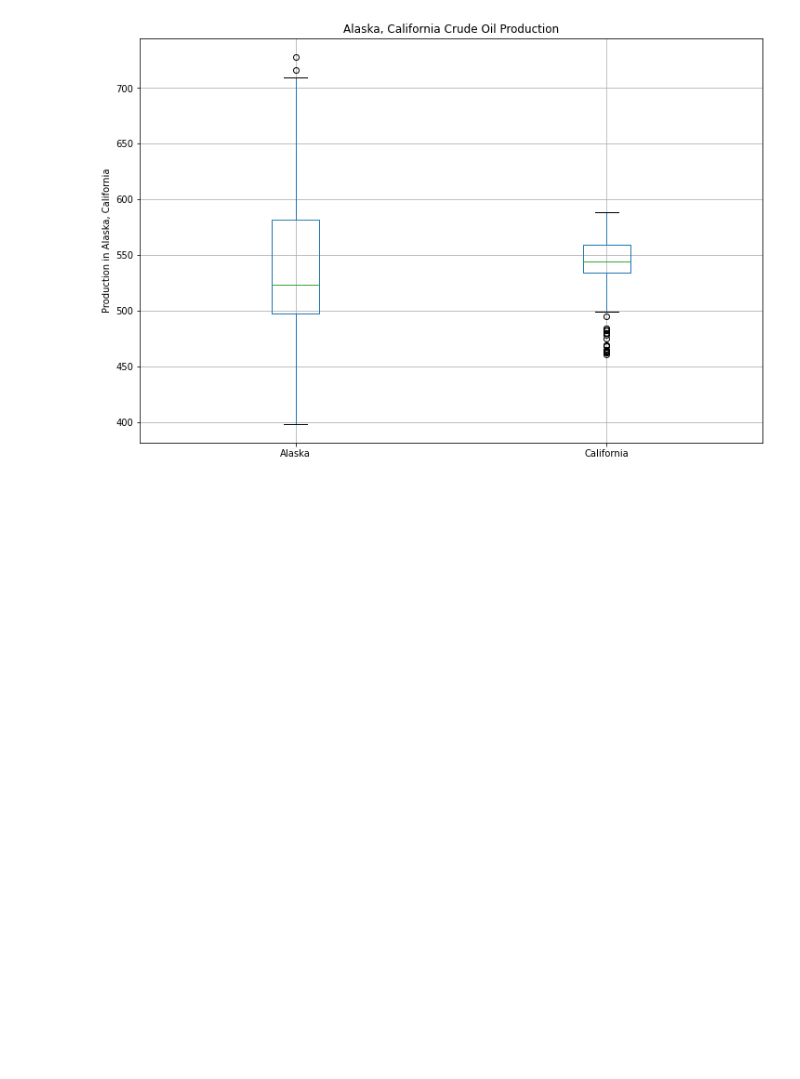
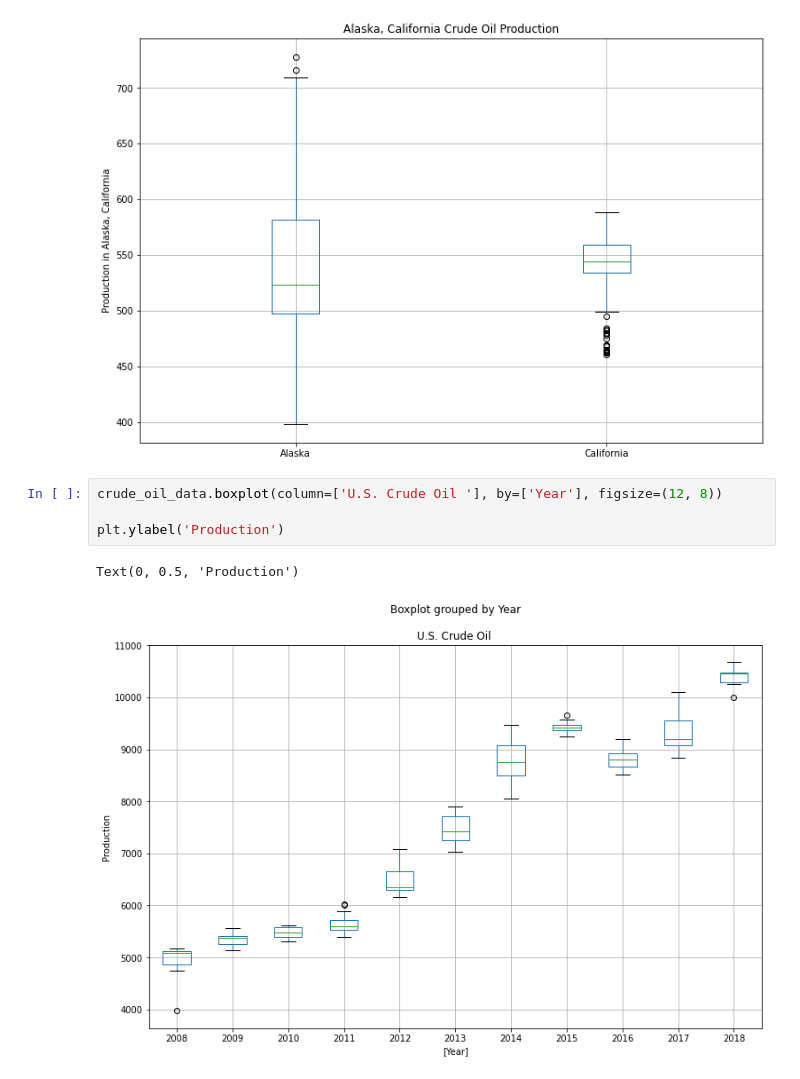
Before and after one commit to aaali-software/data-science-starter, a Jupyter notebook: notebooks/data-science-starter.ipynb, the cells around one changed output. Drawn from its saved outputs; the diff is of its cells as text; blank space fills up the shorter version.

Commit message:
[jupyter] yearly box plots comparison

```diff
--- a/notebooks/data-science-starter.ipynb
+++ b/notebooks/data-science-starter.ipynb
@@ -211,3 +211,10 @@ plt.title('Alaska, California Crude Oil Production')
 # %% [output]
 Text(0.5, 1.0, 'Alaska, California Crude Oil Production')
 [figure]
+# %%
+crude_oil_data.boxplot(column=['U.S. Crude Oil '], by=['Year'], figsize=(12, 8))
+
+plt.ylabel('Production')
+# %% [output]
+Text(0, 0.5, 'Production')
+[figure, added]
```
